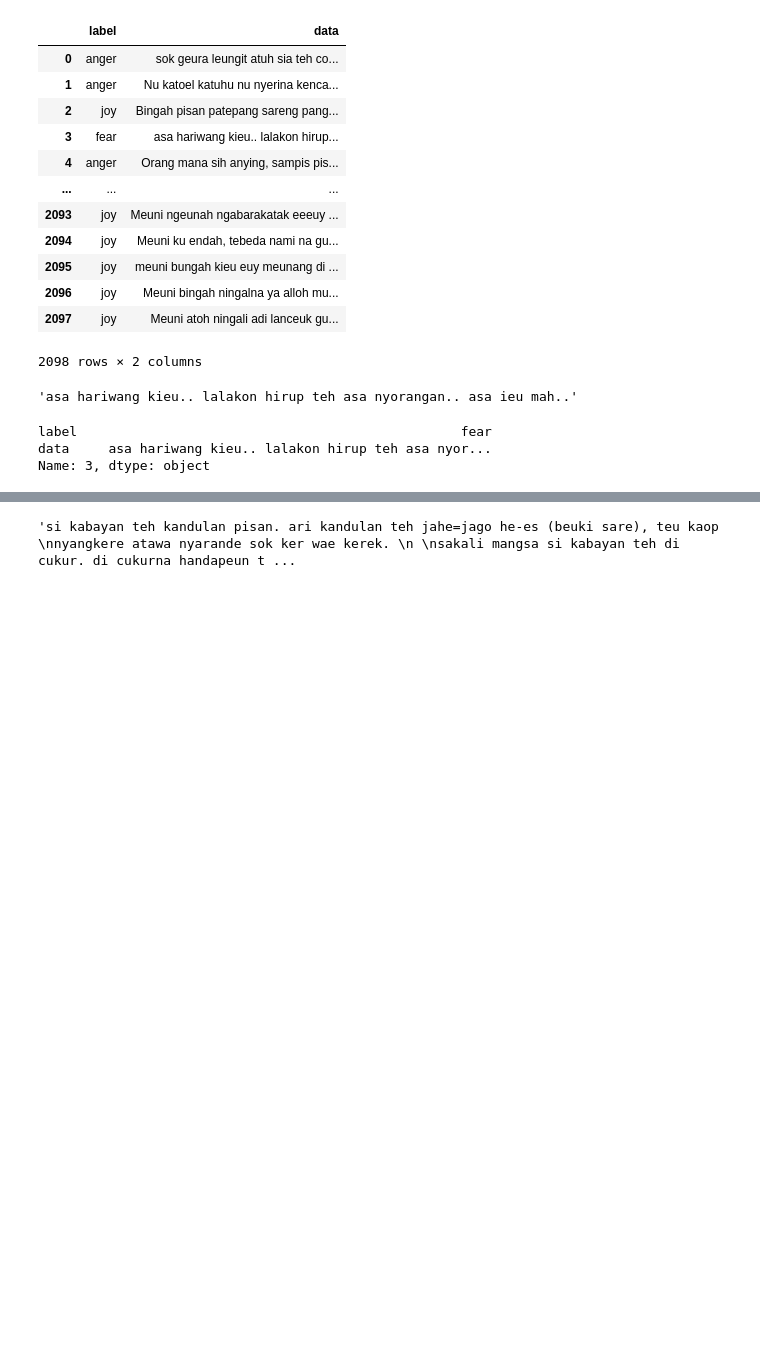
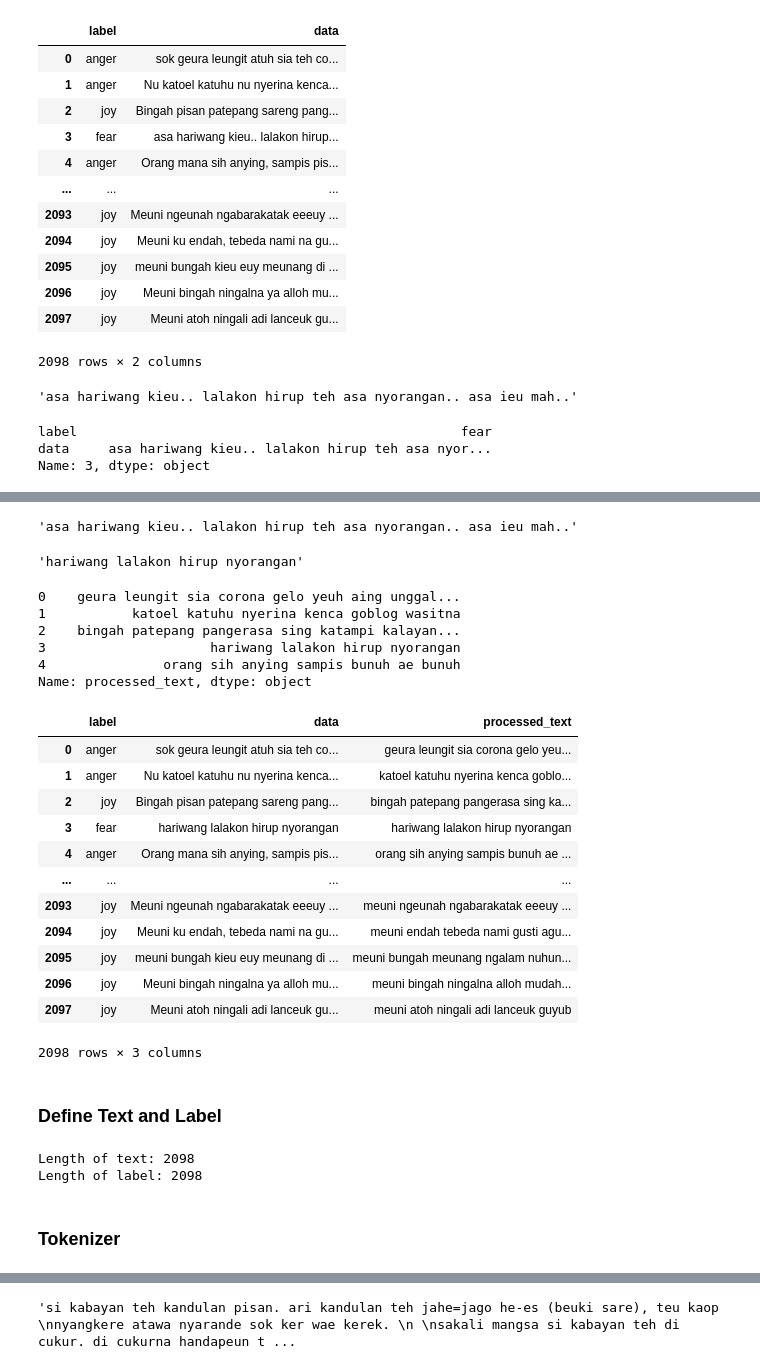
Before and after one commit to weedstream/emotion-sundanese, a Jupyter notebook: Code/Prep.ipynb, the cells around one changed output, grey strips where cells are left out. Cells and saved outputs as stored; diff of their text form; code cells hidden in the pictures; blank space fills up the shorter version.

```diff
--- a/Code/Prep.ipynb
+++ b/Code/Prep.ipynb
@@ -45,0 +88,11 @@ Name: 3, dtype: object
+# %%
+# before stopwords
+data_snippet[3]
+# %% [output]
+'asa hariwang kieu.. lalakon hirup teh asa nyorangan.. asa ieu mah..'
+# %%
+# after stopwords
+data_snippet[3] = preprocess_text(data_snippet[3])
+data_snippet[3]
+# %% [output]
+'hariwang lalakon hirup nyorangan'
@@ -46 +101,28 @@ Name: 3, dtype: object
+# %%
+data['processed_text'].head()
+# %% [output]
+0    geura leungit sia corona gelo yeuh aing unggal...
+1           katoel katuhu nyerina kenca goblog wasitna
+2    bingah patepang pangerasa sing katampi kalayan...
+3                     hariwang lalakon hirup nyorangan
+4               orang sih anying sampis bunuh ae bunuh
+Name: processed_text, dtype: object
+# %%
+data
+# %% [output]
+|  | label | data | processed_text |
+| 0 | anger | sok geura leungit atuh sia teh co... | geura leungit sia corona gelo yeu... |
+| 1 | anger | Nu katoel katuhu nu nyerina kenca... | katoel katuhu nyerina kenca goblo... |
+| 2 | joy | Bingah pisan patepang sareng pang... | bingah patepang pangerasa sing ka... |
+| 3 | fear | hariwang lalakon hirup nyorangan | hariwang lalakon hirup nyorangan |
+| 4 | anger | Orang mana sih anying, sampis pis... | orang sih anying sampis bunuh ae ... |
+| ... | ... | ... | ... |
+| 2093 | joy | Meuni ngeunah ngabarakatak eeeuy ... | meuni ngeunah ngabarakatak eeeuy ... |
+| 2094 | joy | Meuni ku endah, tebeda nami na gu... | meuni endah tebeda nami gusti agu... |
+| 2095 | joy | meuni bungah kieu euy meunang di ... | meuni bungah meunang ngalam nuhun... |
+| 2096 | joy | Meuni bingah ningalna ya alloh mu... | meuni bingah ningalna alloh mudah... |
+| 2097 | joy | Meuni atoh ningali adi lanceuk gu... | meuni atoh ningali adi lanceuk guyub |
+2098 rows × 3 columns
+# %% [markdown]
+### Define Text and Label
 # %%
@@ -48,4 +130,12 @@ texts = data['data'].astype(str).tolist()
 labels = data['label'].tolist()
+# %%
+print("Length of text:", len(texts))
+print("Length of label:", len(labels))
+# %% [output]
+Length of text: 2098
+Length of label: 2098
+# %% [markdown]
+### Tokenizer
 # %%
 label_tokenizer = Tokenizer()
 label_tokenizer.fit_on_texts(labels)
```
Also changed, not shown: parts of 33 cells of this notebook, 3 other files.
